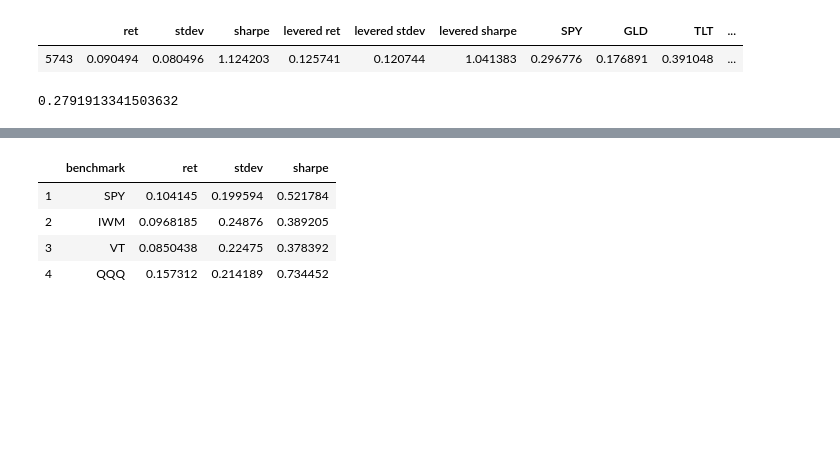
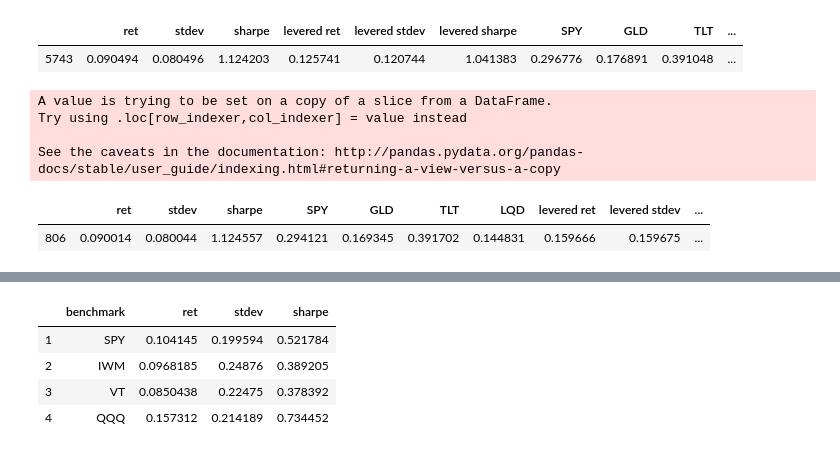
Before and after one commit to albud187/stock_analytics_prediction, a Jupyter notebook: Portfolio Optimization.ipynb, the cells around one changed output, grey strips where cells are left out. Drawn from its saved outputs; the diff is of its cells as text; code cells hidden in the pictures; blank space fills up the shorter version.

Commit message:
calculate leverage

```diff
--- a/Portfolio Optimization.ipynb
+++ b/Portfolio Optimization.ipynb
@@ -261,4 +275,0 @@ leveraged_portfolios = apply_leverage(results_frame, leverage, margin_int)
-# %%
-leveraged_portfolios['levered stdev'].max()
-# %% [output]
-0.2791913341503632
@@ -274,3 +276,27 @@ def lever_to_risk(portfolios, benchmark_index):
+# %%
+tickers = ['SPY', 'GLD', 'TLT', 'LQD']
+start = date.today() - timedelta(days = 3650*1.5)
+end = date.today()
+df = ticker_data(tickers,start,end)
+
+mean_returns = df.pct_change().mean()
+cov = df.pct_change().cov()
+num_portfolios = 10000
+rf = 0.0
+
+portfolios = simulate_random_portfolios(num_portfolios, mean_returns, cov, rf)
+
+margin_int = 0.02
+risk = float(standard[standard['benchmark']=='SPY']['stdev'])*0.8
+opt_levered_portfolio = target_risk(portfolios, risk, start, end, margin_int)
+opt_levered_portfolio
+# %% [output]
+A value is trying to be set on a copy of a slice from a DataFrame.
+Try using .loc[row_indexer,col_indexer] = value instead
+
+See the caveats in the documentation: http://pandas.pydata.org/pandas-docs/stable/user_guide/indexing.html#returning-a-view-versus-a-copy
+|  | ret | stdev | sharpe | SPY | GLD | TLT | LQD | levered ret | levered stdev | ... |
+| 806 | 0.090014 | 0.080044 | 1.124557 | 0.294121 | 0.169345 | 0.391702 | 0.144831 | 0.159666 | 0.159675 | ... |
 # %%
 tickers = ['SPY', 'GLD', 'TLT', 'LQD']
 start = date.today() - timedelta(days = 3650*1.5)
```
Also changed, not shown: parts of 18 cells of this notebook, 1 other file.
